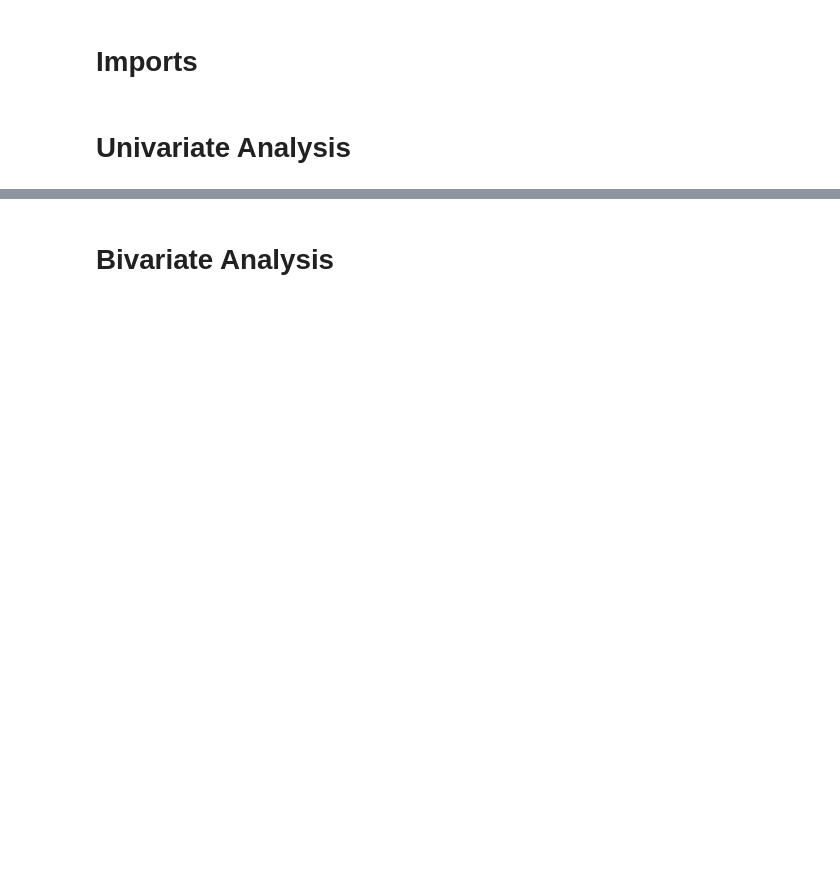
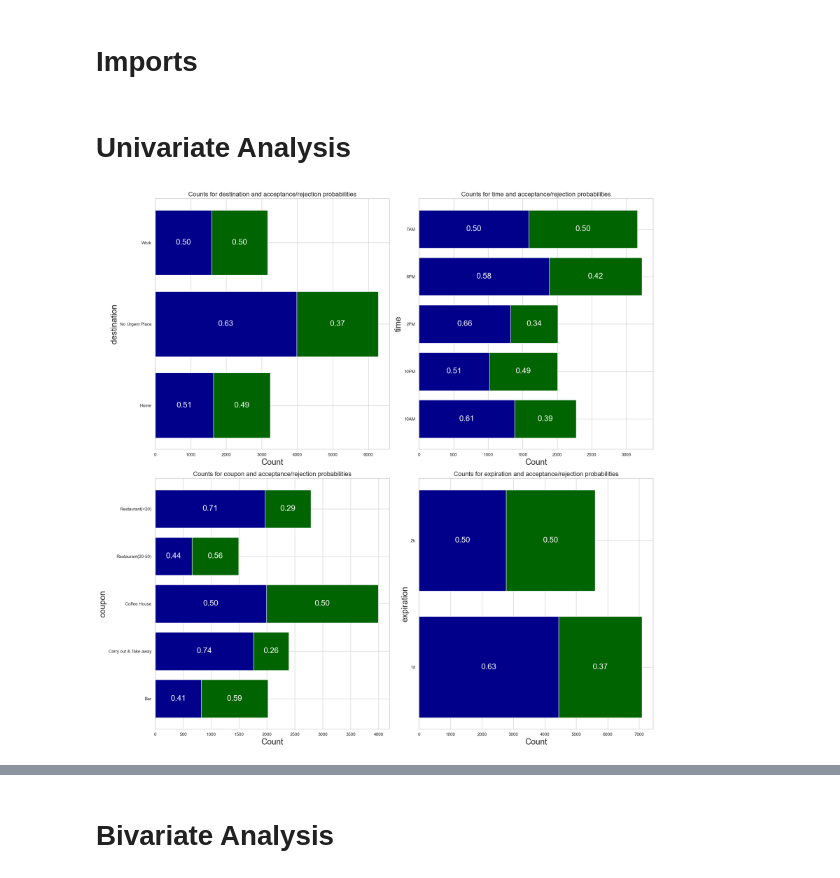
Before and after one commit to leobt23/Data_Mining, a Jupyter notebook: 1_eda/malta.ipynb, the cells around one changed output, grey strips where cells are left out. Saved outputs shown, nothing was run; the diff lists cells and outputs as text; code cells hidden in the pictures; blank space fills up the shorter version.

```diff
--- a/1_eda/malta.ipynb
+++ b/1_eda/malta.ipynb
@@ -53,3 +53,52 @@ def drop_columns(df: pd.DataFrame):
     return df
 # %% [markdown]
 # Univariate Analysis
+# %%
+data = df.copy()
+# %%
+import matplotlib.pyplot as plt
+import seaborn as sns
+import numpy as np
+
+# Set the style of the plots
+sns.set(style="whitegrid")
+
+# Define the columns to plot
+columns_to_plot = ['destination', 'time', 'coupon', 'expiration']
+
+# Calculate the number of rows and columns needed for the plots
+n_rows = n_cols = int(np.ceil(np.sqrt(len(columns_to_plot))))
+
+# Create a figure and axes with the right number of subplots
+fig, axes = plt.subplots(n_rows, n_cols, figsize=(20, 20))
+
+# Flatten the axes
+axes = axes.flatten()
+
+# Remove extra subplots
+for i in range(len(columns_to_plot), len(axes)):
+    fig.delaxes(axes[i])
+
+# Display the bar plots for each specified column
+for ax, column in zip(axes, columns_to_plot):
+    data_no_na = data.dropna(subset=[column])
+    counts_acceptance = data_no_na[data_no_na['Y'] == 1].groupby(column)['Y'].count().sort_index()
+    counts_rejection = data_no_na[data_no_na['Y'] == 0].groupby(column)['Y'].count().sort_index()
+    total_counts = counts_acceptance.add(counts_rejection, fill_value=0)
+    probabilities_acceptance = (counts_acceptance / total_counts).sort_index()
+    probabilities_rejection = (counts_rejection / total_counts).sort_index()
+    ax.barh(y=counts_acceptance.index, width=counts_acceptance.values, color="darkblue")
+    ax.barh(y=counts_rejection.index, width=counts_rejection.values, color="darkgreen", left=counts_acceptance.values)
+    ax.set_title(f'Counts for {column} and acceptance/rejection probabilities', fontsize=16)
+    ax.set_xlabel('Count', fontsize=21)
+    ax.set_ylabel(column, fontsize=21)
+
+    # Add probabilities on top of the bars
+    for i, (prob_acceptance, prob_rejection) in enumerate(zip(probabilities_acceptance, probabilities_rejection)):
+        ax.text(counts_acceptance[i]/2, i, '{:1.2f}'.format(prob_acceptance), ha="center", va="center", color="white",fontsize = 20)
+        ax.text(counts_acceptance[i] + counts_rejection[i]/2, i, '{:1.2f}'.format(prob_rejection), ha="center", va="center", color="white", fontsize = 20)
+
+plt.tight_layout()
+plt.show()
+# %% [output]
+[figure, added]
```
Also changed, not shown: parts of 4 cells of this notebook.
